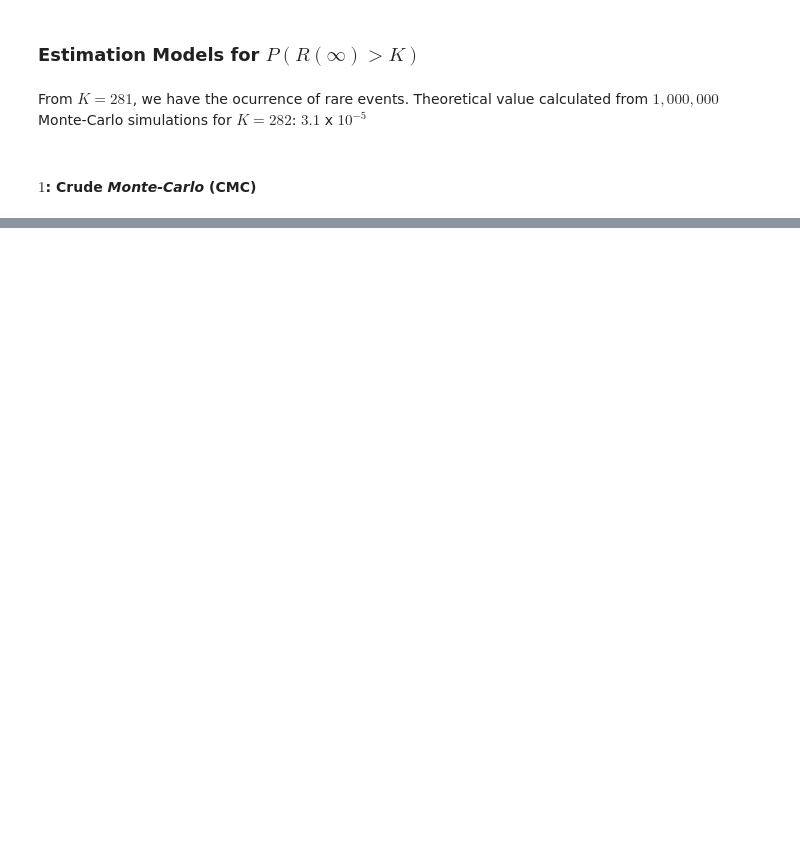
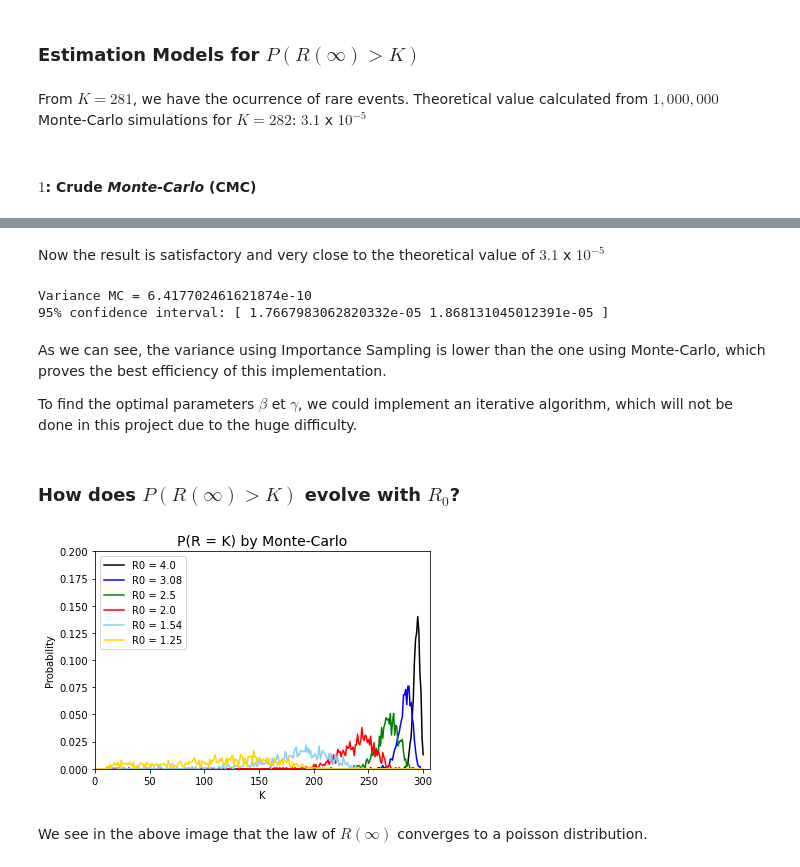
Before and after one commit to FelipeBuzato/SIR-Model, a Jupyter notebook: SIR Model.ipynb, the cells around one changed output, grey strips where cells are left out. Cells and saved outputs as stored; diff of their text form; code cells hidden in the pictures; blank space fills up the shorter version.

```diff
--- a/SIR Model.ipynb
+++ b/SIR Model.ipynb
@@ -178,0 +355,57 @@ Theoretical value calculated from $1,000,000$ Monte-Carlo simulations for **$K =
+# %% [markdown]
+Now the result is satisfactory and very close to the theoretical value of $3.1$ x $10^{-5}$
+# %%
+# Variance related to this probability
+Var = 0
+for i in range(1, Rep_IS+1):
+  Var = Var + (Prob_IS[i] - 0.000031)**2
+Var = Var/Rep_IS
+print('Variance MC =', Var)
+
+#Intervalle de confiance de 95%
+bounds = 2*math.sqrt(Var/Rep_IS)
+print('95% confidence interval: [', Prob_IS[-1] - bounds, Prob_IS[-1] + bounds, ']')
+# %% [output]
+Variance MC = 6.417702461621874e-10
+95% confidence interval: [ 1.7667983062820332e-05 1.868131045012391e-05 ]
+# %% [markdown]
+As we can see, the variance using Importance Sampling is lower than the one using Monte-Carlo, which proves the best efficiency of this implementation.
+
+To find the optimal parameters $\beta$ et $\gamma$, we could implement an iterative algorithm, which will not be done in this project due to the huge difficulty.
+# %% [markdown]
+### How does $P(R(\infty) > K)$ evolve with $R_0$?
+# %%
+# Redefinition of the parameters
+i0 = 10
+beta = 1.0
+values_gamma = np.array([0.25, 0.325, 0.4, 0.5, 0.65, 0.8])
+Rep_CMC = int(1e3)
+CMC = np.zeros(N+1)
+x = np.linspace(0, N, N+1)
+colors=['k','blue', 'green', 'red', 'lightskyblue', 'gold', 'yellowgreen']
+
+for i in range(6):
+  gamma = values_gamma[i]
+  CMC = np.zeros(N+1)
+
+  #Simulations de MC
+  for j in range(Rep_CMC):
+    [T, S, I, R, Time, Size] = Epidemie(N, tmax, i0, beta, gamma)
+    CMC[int(Size)] = CMC[int(Size)] + 1
+
+  #Normalisation
+  CMC = CMC/Rep_CMC
+
+  #Plotage
+  plt.plot(x, CMC, colors[i])
+
+plt.axis([0, N+N/50, 0, 0.2])
+plt.legend(['R0 = 4.0', 'R0 = 3.08', 'R0 = 2.5', 'R0 = 2.0', 'R0 = 1.54', 'R0 = 1.25'], loc = 'upper left')
+plt.xlabel("K")
+plt.ylabel("Probability")
+plt.title("P(R = K) by Monte-Carlo", fontsize=14)
+plt.show()
+# %% [output]
+[figure, added]
+# %% [markdown]
+We see in the above image that the law of $R(\infty)$ converges to a poisson distribution.
```
Also changed, not shown: parts of 11 cells of this notebook.
